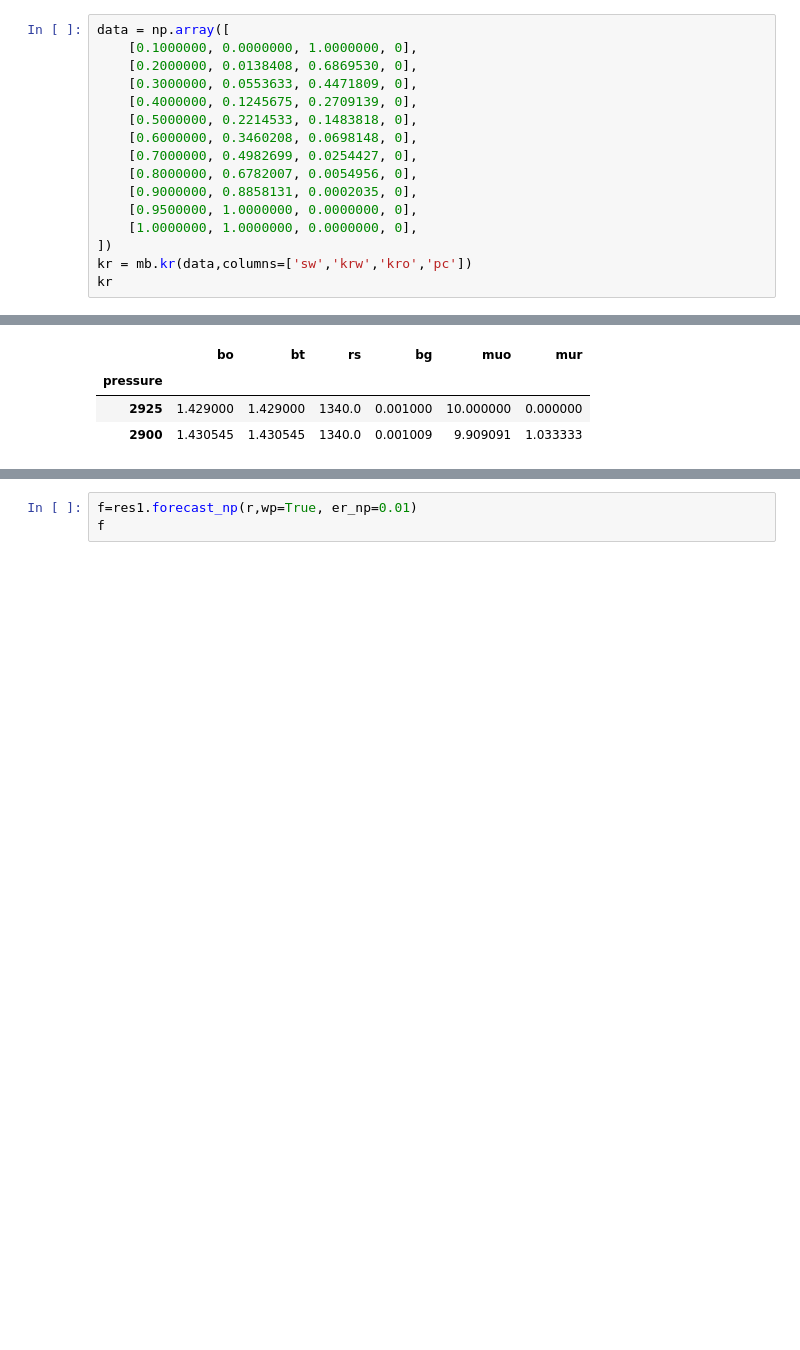
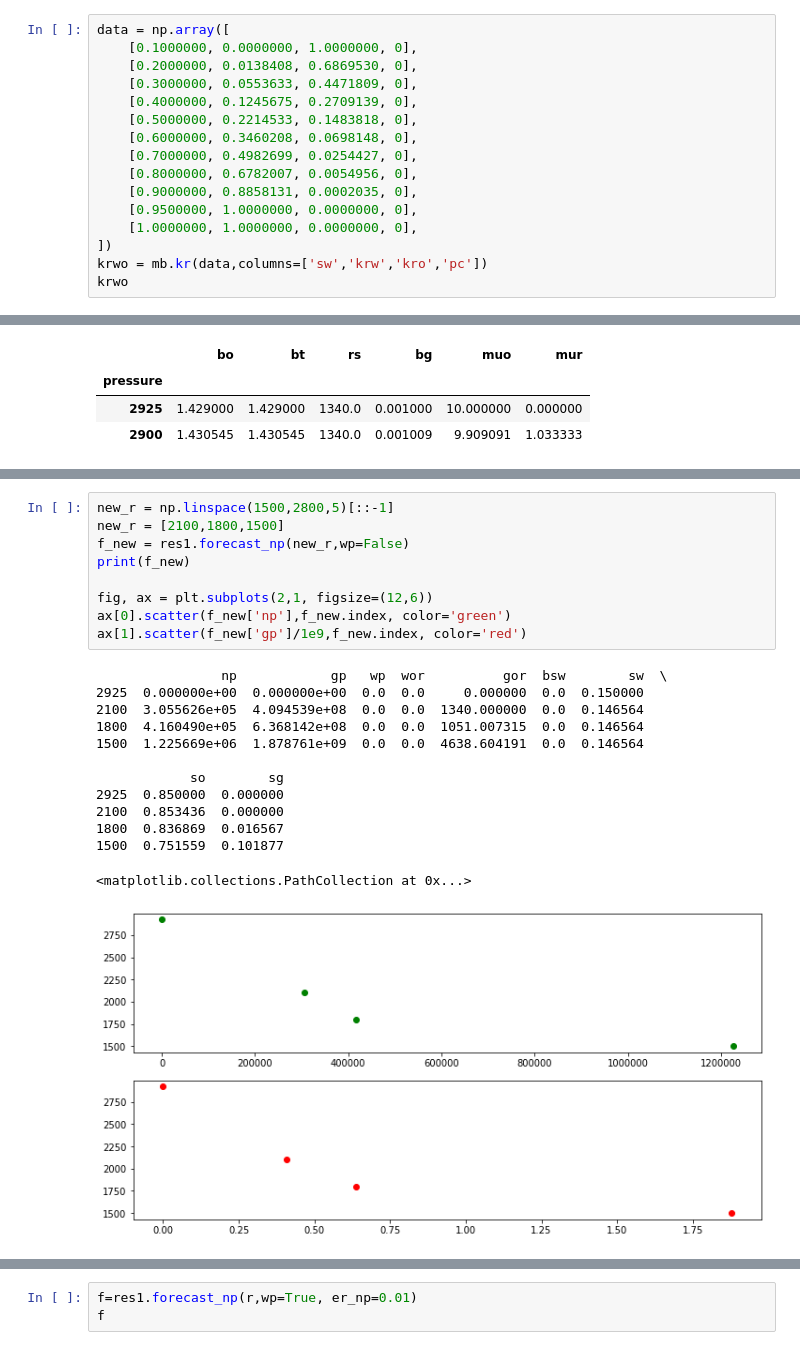
Before and after one commit to scuervo91/reservoirpy, a Jupyter notebook: examples/material_balance/1-basics_mbe.ipynb, the cells around one changed output, grey strips where cells are left out. Saved outputs shown, nothing was run; the diff lists cells and outputs as text; blank space fills up the shorter version.

```diff
--- a/examples/material_balance/1-basics_mbe.ipynb
+++ b/examples/material_balance/1-basics_mbe.ipynb
@@ -22,8 +22,8 @@ data = np.array([
     [0.9500000, 1.0000000, 0.0000000, 0],
     [1.0000000, 1.0000000, 0.0000000, 0],
 ])
-kr = mb.kr(data,columns=['sw','krw','kro','pc'])
-kr
+krwo = mb.kr(data,columns=['sw','krw','kro','pc'])
+krwo
 # %% [output]
 |  | krw | kro | pc |
 | sw |  |  |  |
@@ -146,0 +191,23 @@ res1.oil.pvt.interpolate([2925,2900])
+# %%
+new_r = np.linspace(1500,2800,5)[::-1]
+new_r = [2100,1800,1500]
+f_new = res1.forecast_np(new_r,wp=False)
+print(f_new)
+
+fig, ax = plt.subplots(2,1, figsize=(12,6))
+ax[0].scatter(f_new['np'],f_new.index, color='green')
+ax[1].scatter(f_new['gp']/1e9,f_new.index, color='red')
+# %% [output]
+                np            gp   wp  wor          gor  bsw        sw  \
+2925  0.000000e+00  0.000000e+00  0.0  0.0     0.000000  0.0  0.150000
+2100  3.055626e+05  4.094539e+08  0.0  0.0  1340.000000  0.0  0.146564
+1800  4.160490e+05  6.368142e+08  0.0  0.0  1051.007315  0.0  0.146564
+1500  1.225669e+06  1.878761e+09  0.0  0.0  4638.604191  0.0  0.146564
+
+            so        sg
+2925  0.850000  0.000000
+2100  0.853436  0.000000
+1800  0.836869  0.016567
+1500  0.751559  0.101877
+<matplotlib.collections.PathCollection at 0x...>
+[figure, added]
```
Also changed, not shown: parts of 12 cells of this notebook, 2 other files.
